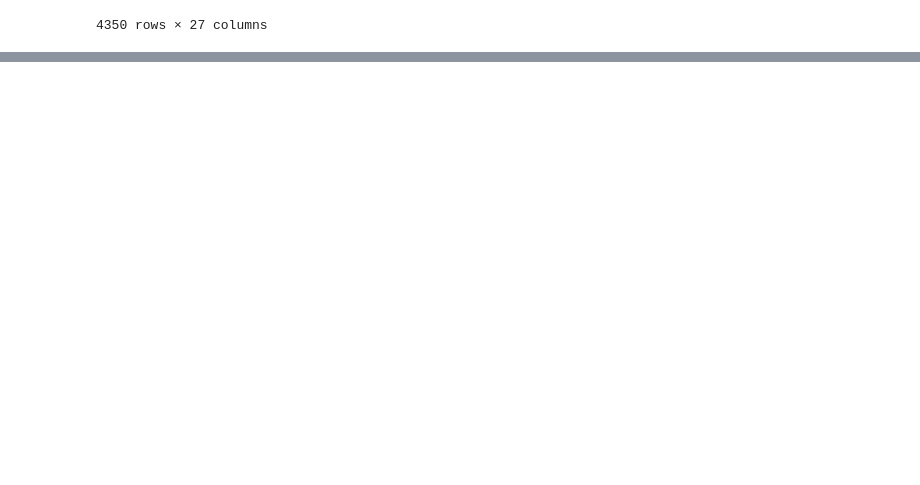
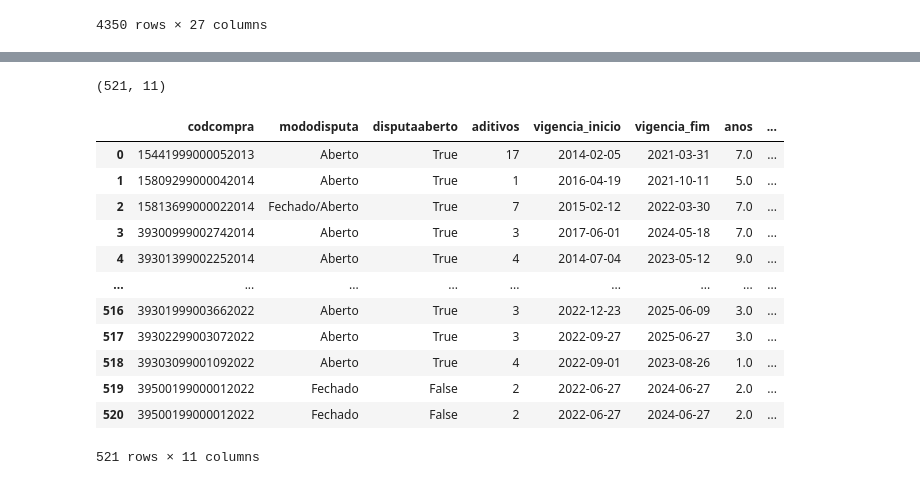
Before and after one commit to hugosouto/comprasgov-modo-disputa-obras, a Jupyter notebook: comprasgov_modo_disputa_obras.ipynb, the cells around one changed output, grey strips where cells are left out. Cells and saved outputs as stored; diff of their text form; code cells hidden in the pictures; blank space fills up the shorter version.

```diff
--- a/comprasgov_modo_disputa_obras.ipynb
+++ b/comprasgov_modo_disputa_obras.ipynb
@@ -62,0 +165,17 @@ dtype: object
+# %%
+# Concatenate df_serpro with df_siasgnet.mododisputa using codcompra as key
+df_serpro_siasgnet = pd.merge(
+    df_serpro, df_siasgnet[[
+        'codcompra',
+        'mododisputa',
+        'disputaaberto',
+        'codigoitemcatalogo',
+        'link']],
+    how='inner',
+    on='codcompra'
+    )
+
+df_serpro_siasgnet['percentual_valor_final'] = df_serpro_siasgnet['valorhomologado'] / df_serpro_siasgnet['Orçamento Estimado do Item'] * 100
+
+print(df_serpro_siasgnet.shape)
+df_serpro_siasgnet
@@ -82,0 +379,26 @@ my_report.show_notebook(w="100%",
+# %%
+# Concatenate df_serpro with df_siasgnet.mododisputa using codcompra as key with distinct values of df_serpro_siasgnet['codcompra']
+df_aditivos = pd.merge(
+    df_serpro_siasgnet[['codcompra', 'mododisputa', 'disputaaberto']].drop_duplicates(),
+    df_contratos,
+    how='inner',
+    on='codcompra'
+    )
+
+print(df_aditivos.shape)
+df_aditivos
+# %% [output]
+(521, 11)
+|  | codcompra | mododisputa | disputaaberto | aditivos | vigencia_inicio | vigencia_fim | anos | ... |
+| 0 | 15441999000052013 | Aberto | True | 17 | 2014-02-05 | 2021-03-31 | 7.0 | ... |
+| 1 | 15809299000042014 | Aberto | True | 1 | 2016-04-19 | 2021-10-11 | 5.0 | ... |
+| 2 | 15813699000022014 | Fechado/Aberto | True | 7 | 2015-02-12 | 2022-03-30 | 7.0 | ... |
+| 3 | 39300999002742014 | Aberto | True | 3 | 2017-06-01 | 2024-05-18 | 7.0 | ... |
+| 4 | 39301399002252014 | Aberto | True | 4 | 2014-07-04 | 2023-05-12 | 9.0 | ... |
+| ... | ... | ... | ... | ... | ... | ... | ... | ... |
+| 516 | 39301999003662022 | Aberto | True | 3 | 2022-12-23 | 2025-06-09 | 3.0 | ... |
+| 517 | 39302299003072022 | Aberto | True | 3 | 2022-09-27 | 2025-06-27 | 3.0 | ... |
+| 518 | 39303099001092022 | Aberto | True | 4 | 2022-09-01 | 2023-08-26 | 1.0 | ... |
+| 519 | 39500199000012022 | Fechado | False | 2 | 2022-06-27 | 2024-06-27 | 2.0 | ... |
+| 520 | 39500199000012022 | Fechado | False | 2 | 2022-06-27 | 2024-06-27 | 2.0 | ... |
+521 rows × 11 columns
```
Also changed, not shown: parts of 21 cells of this notebook.
